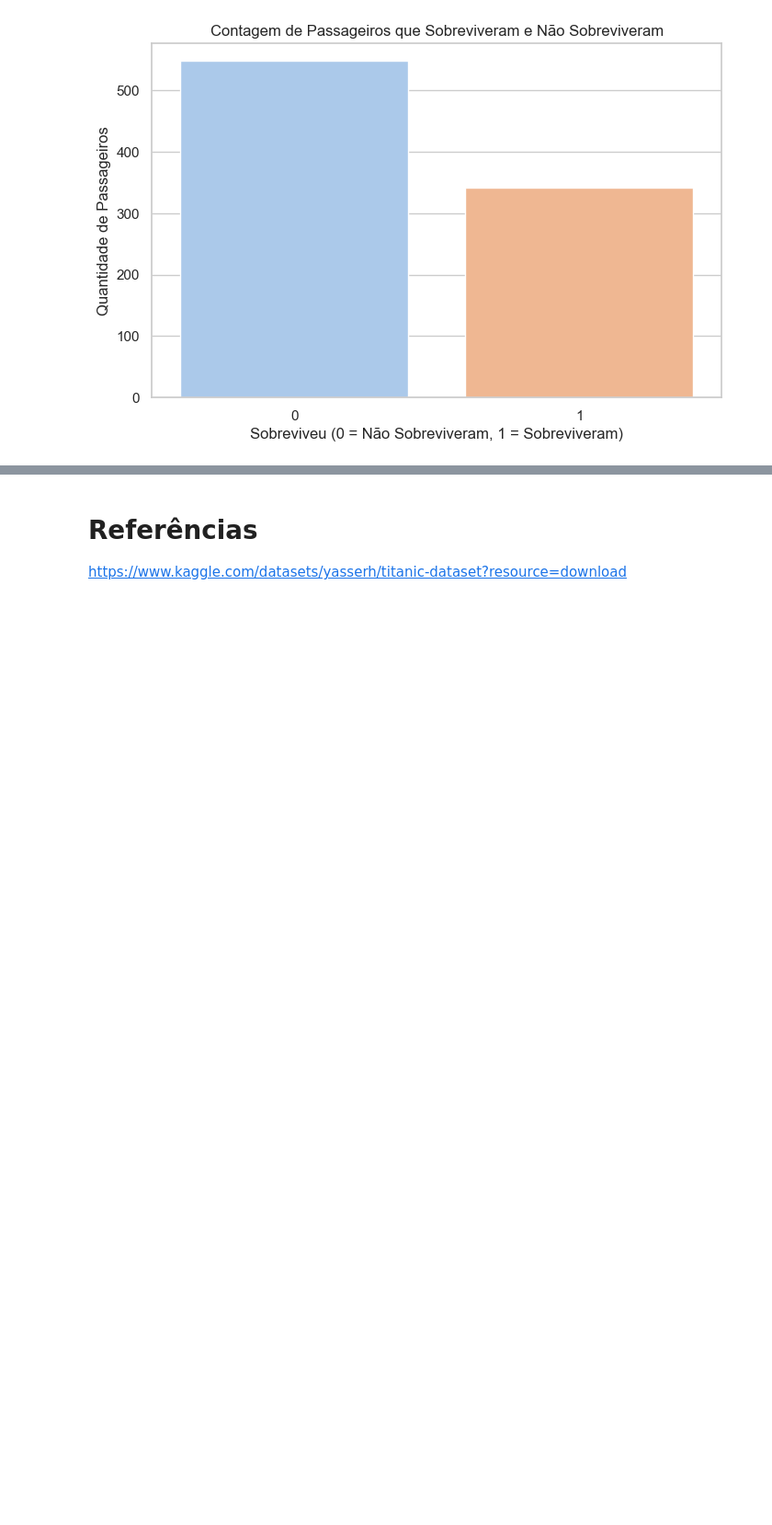
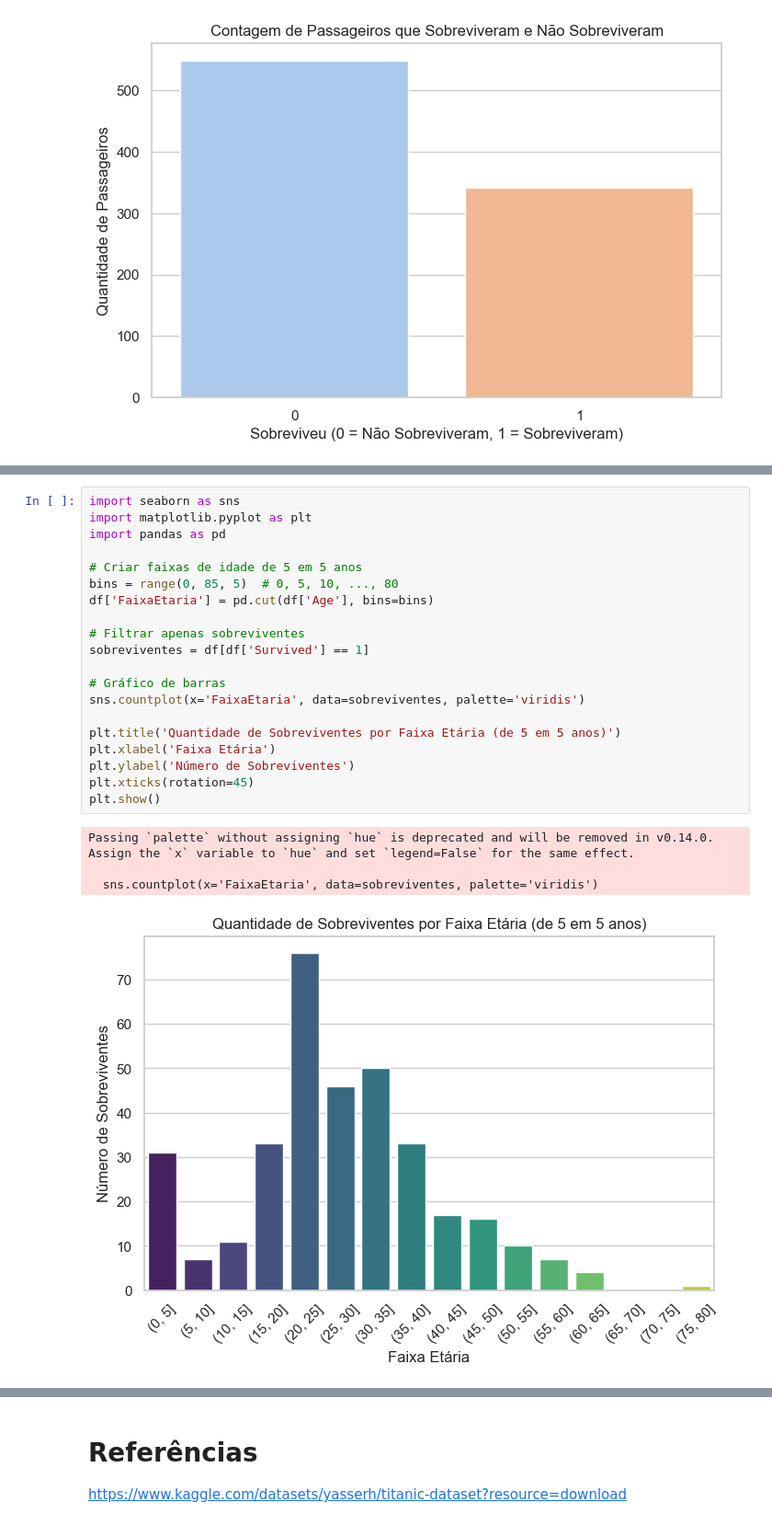
Before and after one commit to Mayk-Gabriel/Mayk, a Jupyter notebook: Pre-processamento de dados titanic.ipynb, the cells around one changed output, grey strips where cells are left out. Shown at 92% size. Cells and saved outputs as stored; diff of their text form; blank space fills up the shorter version.

```diff
--- a/Pre-processamento de dados titanic.ipynb
+++ b/Pre-processamento de dados titanic.ipynb
@@ -118,0 +171,25 @@ Passing `palette` without assigning `hue` is deprecated and will be removed in v
+# %%
+import seaborn as sns
+import matplotlib.pyplot as plt
+import pandas as pd
+
+# Criar faixas de idade de 5 em 5 anos
+bins = range(0, 85, 5)  # 0, 5, 10, ..., 80
+df['FaixaEtaria'] = pd.cut(df['Age'], bins=bins)
+
+# Filtrar apenas sobreviventes
+sobreviventes = df[df['Survived'] == 1]
+
+# Gráfico de barras
+sns.countplot(x='FaixaEtaria', data=sobreviventes, palette='viridis')
+
+plt.title('Quantidade de Sobreviventes por Faixa Etária (de 5 em 5 anos)')
+plt.xlabel('Faixa Etária')
+plt.ylabel('Número de Sobreviventes')
+plt.xticks(rotation=45)
+plt.show()
+# %% [output]
+Passing `palette` without assigning `hue` is deprecated and will be removed in v0.14.0. Assign the `x` variable to `hue` and set `legend=False` for the same effect.
+
+  sns.countplot(x='FaixaEtaria', data=sobreviventes, palette='viridis')
+[figure, added]
```
Also changed, not shown: parts of 23 cells of this notebook.
